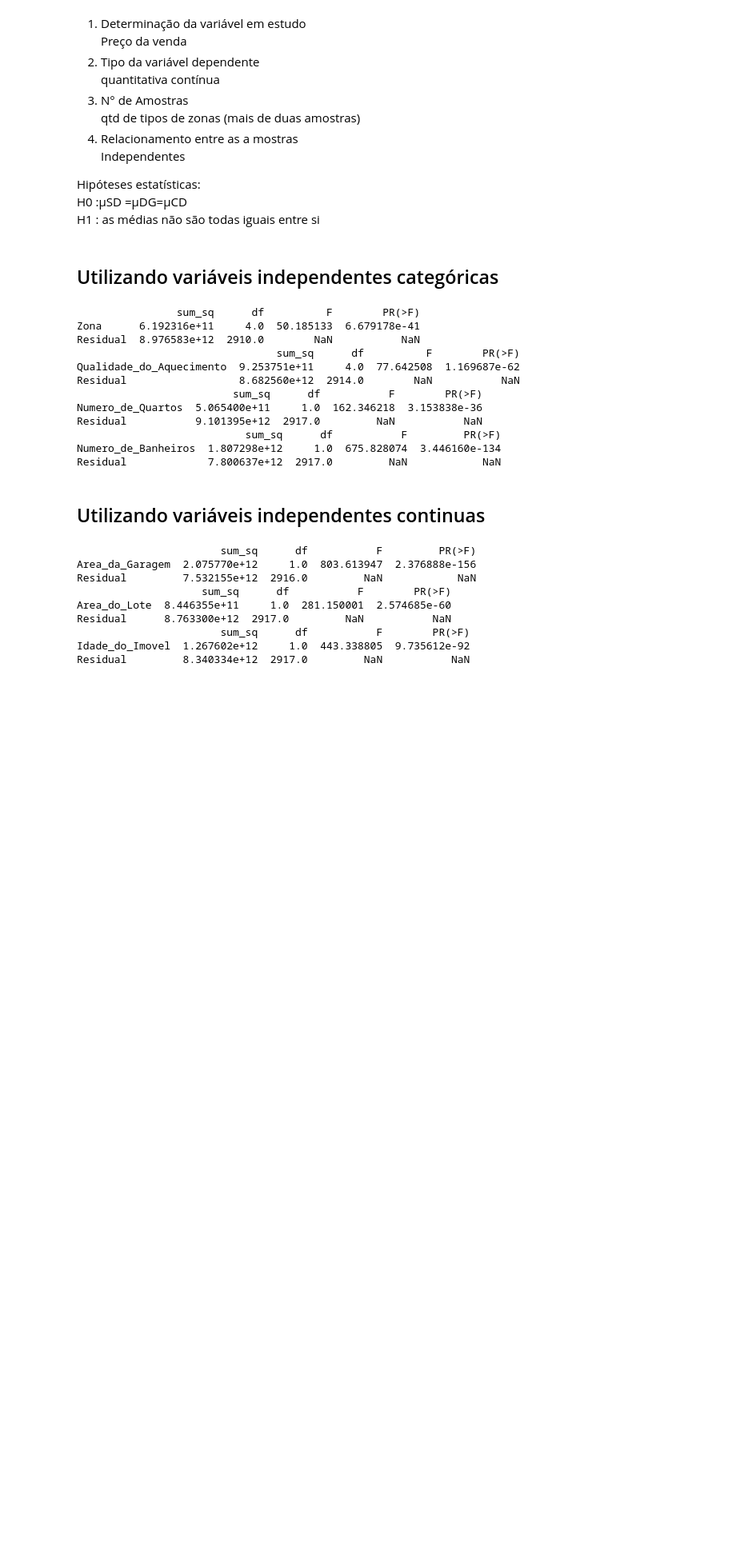
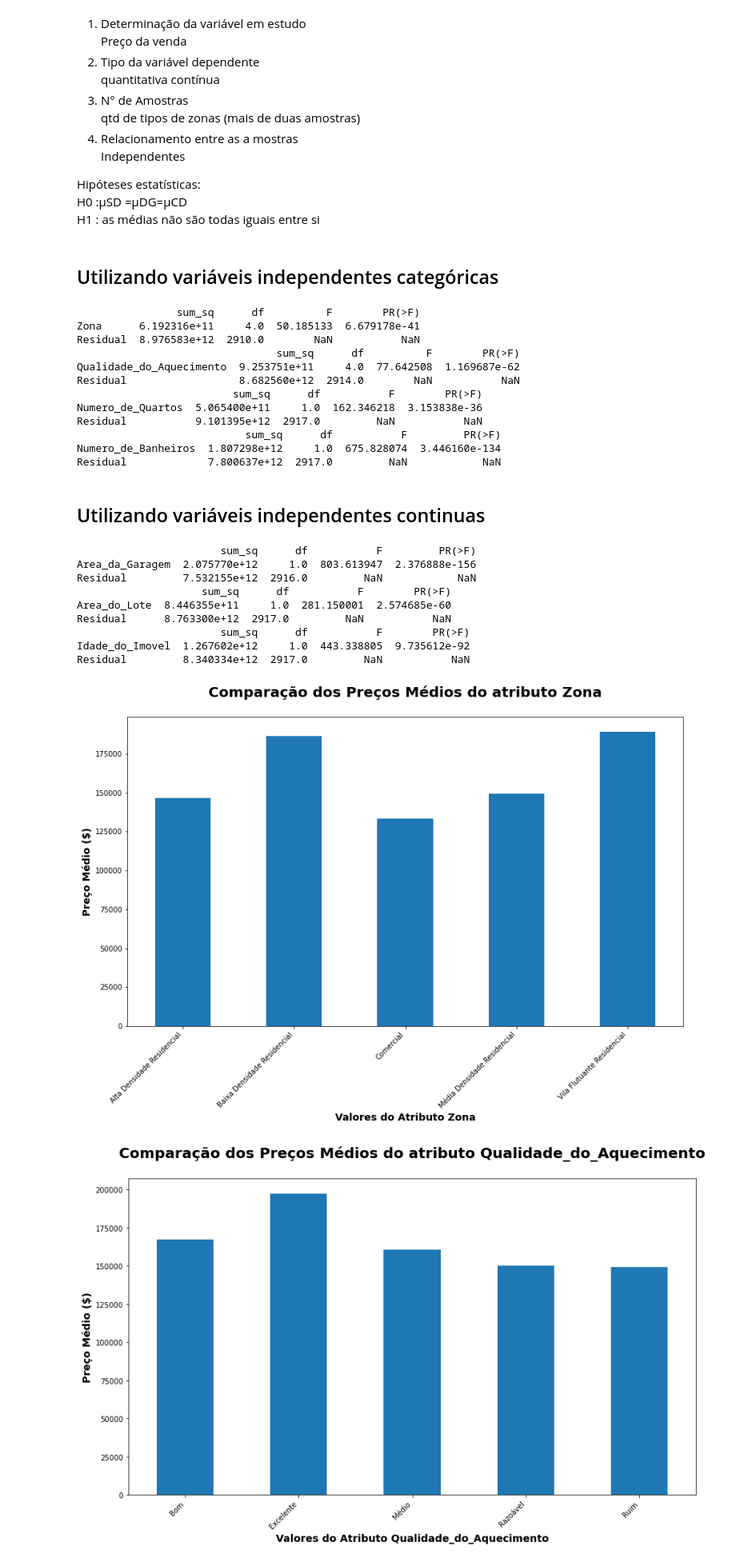
Before and after one commit to fabioheiji/mqaa, a Jupyter notebook: ANOVA e MANOVA.ipynb, the cells around one changed output. Shown at 80% size. Saved outputs shown, nothing was run; the diff lists cells and outputs as text; code cells hidden in the pictures; blank space fills up the shorter version.

Commit message:
Categorizacao das variaveis continuas e atualizacao do ANOVA com elas

```diff
--- a/ANOVA e MANOVA.ipynb
+++ b/ANOVA e MANOVA.ipynb
@@ -89,3 +89,18 @@ Residual      8.763300e+12  2917.0         NaN           NaN
                        sum_sq      df           F        PR(>F)
 Idade_do_Imovel  1.267602e+12     1.0  443.338805  9.735612e-92
 Residual         8.340334e+12  2917.0         NaN           NaN
+# %%
+def media_preco_atributo(df,atributo):
+    df[[atributo,'Preco']].groupby([atributo]).mean().plot(kind='bar', legend=None, figsize=(14,8))
+    plt.title('Comparação dos Preços Médios do atributo ' + atributo + '\n', fontdict = {'fontsize':20, 'fontweight':'bold'})
+    plt.ylabel('Preço Médio ($)', fontdict = {'fontsize':14,'fontweight':'bold'})
+    plt.xlabel('Valores do Atributo ' + atributo,  fontdict = {'fontsize':14,'fontweight':'bold'})
+    plt.xticks(rotation=45, horizontalalignment='right')
+    plt.show()
+# %%
+colunas_para_ANOVA = ['Zona', 'Qualidade_do_Aquecimento', 'Numero_de_Quartos', 'Numero_de_Banheiros']
+for atributo in colunas_para_ANOVA:
+    media_preco_atributo(df, atributo)
+# %% [output]
+[figure, added]
+[figure, added]
```
Also changed, not shown: parts of 7 cells of this notebook.
